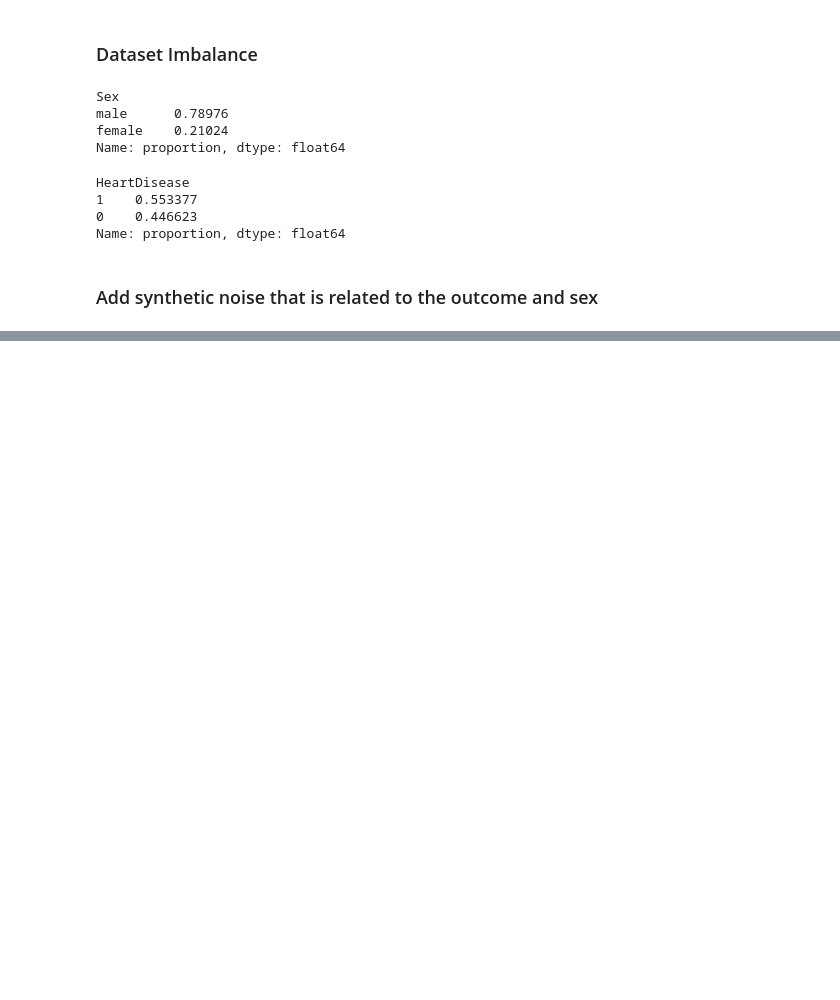
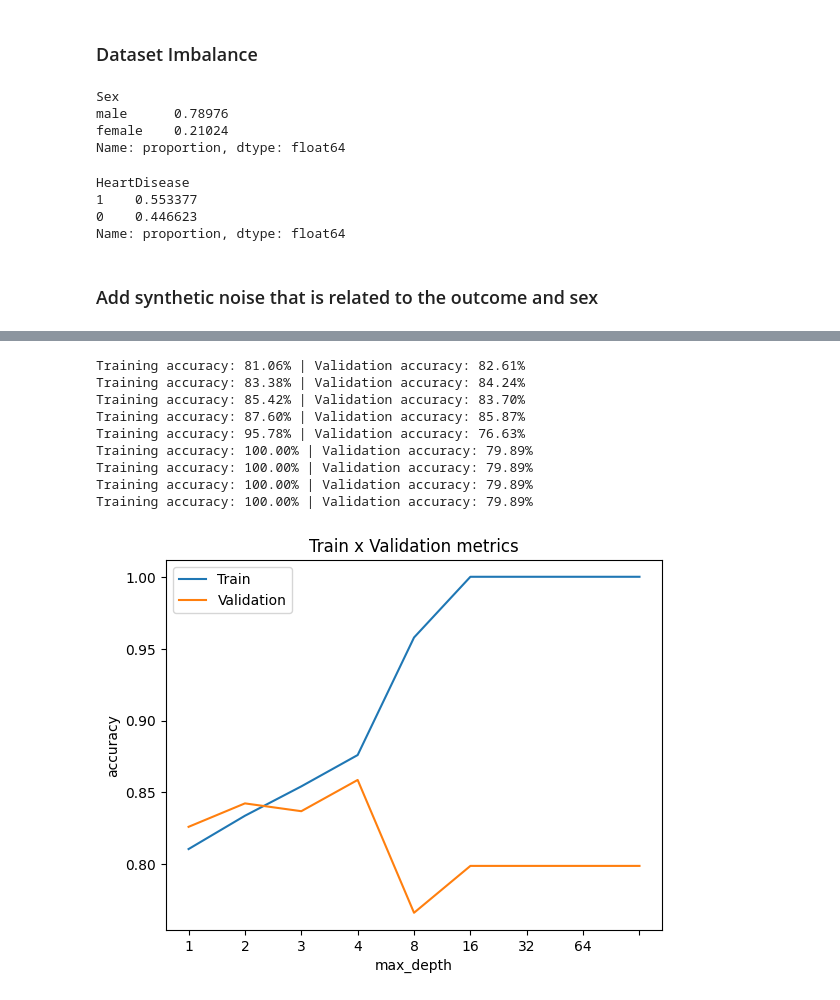
Before and after one commit to XueningD65/TriageAssist, a Jupyter notebook: dataset_load_and_test.ipynb, the cells around one changed output, grey strips where cells are left out. Cells and saved outputs as stored; diff of their text form; code cells hidden in the pictures; blank space fills up the shorter version.

```diff
--- a/dataset_load_and_test.ipynb
+++ b/dataset_load_and_test.ipynb
@@ -130,0 +356,35 @@ X.loc[:, "Interest"] = np.random.normal(loc=2 * Y, scale=A)
+# %%
+accuracy_list_train = []
+accuracy_list_val = []
+for max_depth in max_depth_list:
+    # You can fit the model at the same time you define it, because the fit function returns the fitted estimator.
+    model = DecisionTreeClassifier(max_depth = max_depth,
+                                   random_state = 234).fit(X_train,y_train)
+    predictions_train = model.predict(X_train) ## The predicted values for the train dataset
+    predictions_val = model.predict(X_val) ## The predicted values for the test dataset
+    accuracy_train = accuracy_score(predictions_train,y_train)
+    accuracy_val = accuracy_score(predictions_val,y_val)
+    accuracy_list_train.append(accuracy_train)
+    accuracy_list_val.append(accuracy_val)
+    print("Training accuracy: {:.2f}% | Validation accuracy: {:.2f}%".format(accuracy_train*100, accuracy_val*100))
+
+
+plt.title('Train x Validation metrics')
+plt.xlabel('max_depth')
+plt.ylabel('accuracy')
+plt.xticks(ticks = range(len(max_depth_list )),labels=max_depth_list)
+plt.plot(accuracy_list_train)
+plt.plot(accuracy_list_val)
+plt.legend(['Train','Validation'])
+plt.show()
+# %% [output]
+Training accuracy: 81.06% | Validation accuracy: 82.61%
+Training accuracy: 83.38% | Validation accuracy: 84.24%
+Training accuracy: 85.42% | Validation accuracy: 83.70%
+Training accuracy: 87.60% | Validation accuracy: 85.87%
+Training accuracy: 95.78% | Validation accuracy: 76.63%
+Training accuracy: 100.00% | Validation accuracy: 79.89%
+Training accuracy: 100.00% | Validation accuracy: 79.89%
+Training accuracy: 100.00% | Validation accuracy: 79.89%
+Training accuracy: 100.00% | Validation accuracy: 79.89%
+[figure, added]
```
Also changed, not shown: parts of 31 cells of this notebook, 10 other files.
